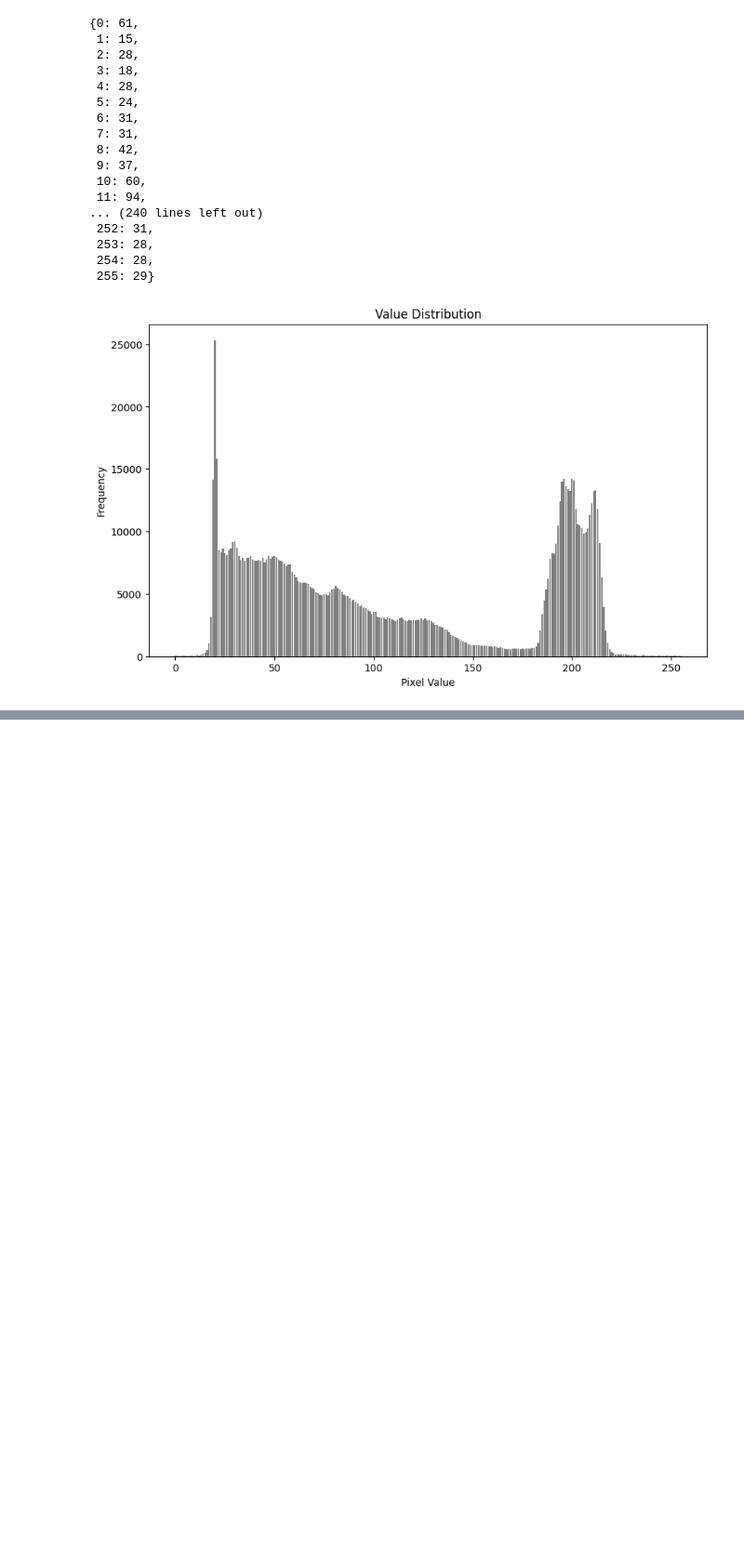
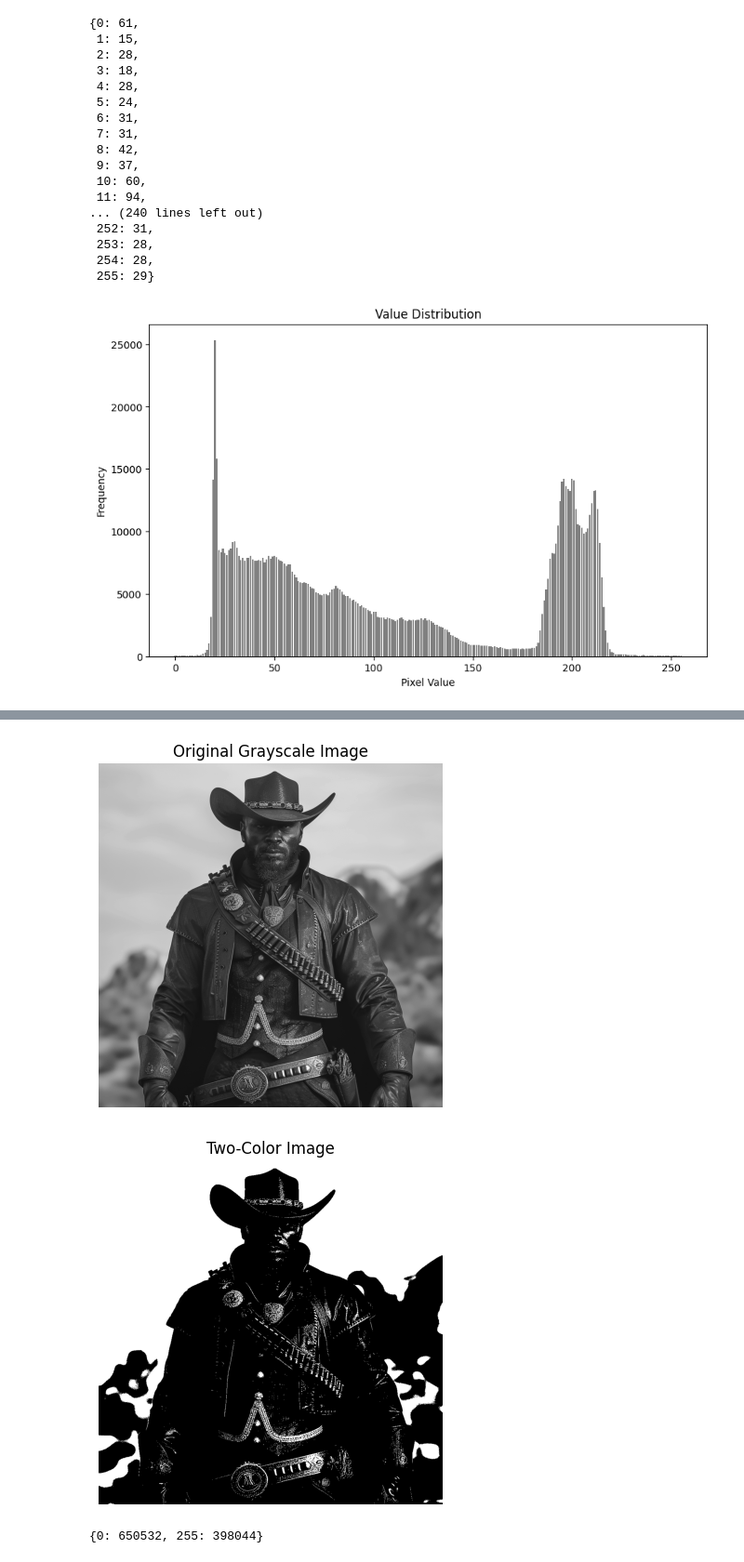
Before and after one commit to MaterDev/Python_Jupyter_Experiments, a Jupyter notebook: projects/05_proc33ssor_spike/main.ipynb, the cells around one changed output, grey strips where cells are left out. Shown: that part at 93% size. Saved outputs shown, nothing was run; the diff lists cells and outputs as text; code cells hidden in the pictures; blank space fills up the shorter version.

```diff
--- a/projects/05_proc33ssor_spike/main.ipynb
+++ b/projects/05_proc33ssor_spike/main.ipynb
@@ -45,3 +47,5 @@
+# %%
+image_path = "./images/exampleImage.png"
 # %% [markdown]
 ## 2. Pixel Data Analysis
 # %% [markdown]
@@ -115,7 +119,6 @@ def clean_metadata(metadata):
     return cleaned_metadata
 
 # Example usage
-image_path = './images/image_05.png'  # Update with the path to your image
 metadata = read_metadata(image_path)
 
 # Clean the metadata
@@ -200,7 +203,6 @@ import matplotlib.pyplot as plt
 from collections import Counter
 
 # Load the image using OpenCV
-image_path = './images/image_05.png'  # Update with the path to your image
 image = cv2.imread(image_path, cv2.IMREAD_GRAYSCALE)  # Load image in grayscale
 
 # Display the image
@@ -267,0 +303,64 @@ plot_value_distribution(value_distribution)
+# %%
+# Import necessary libraries
+import cv2
+import numpy as np
+import matplotlib.pyplot as plt
+from collections import Counter
+from pprint import pprint
+
+# Load the image using OpenCV
+image = cv2.imread(image_path, cv2.IMREAD_GRAYSCALE)  # Load image in grayscale
+
+# Display the original grayscale image
+plt.imshow(image, cmap='gray')
+plt.title('Original Grayscale Image')
+plt.axis('off')
+plt.show()
+
+# Apply a binary threshold to convert the image to two colors (black and white)
+_, binary_image = cv2.threshold(image, 128, 255, cv2.THRESH_BINARY)
+
+# Display the two-color image
+plt.imshow(binary_image, cmap='gray')
+plt.title('Two-Color Image')
+plt.axis('off')
+plt.show()
+
+# Function to calculate value distribution
+def calculate_value_distribution(image):
+    # Flatten the image array and calculate the frequency of each pixel value
+    flat_image = image.flatten()
+    value_counts = Counter(flat_image)
+
+    # Convert the Counter object to a dictionary for easy future storage
+    value_distribution = dict(value_counts)
+
+    return value_distribution
+
+# Function to plot value distribution
+def plot_value_distribution(value_distribution):
+    # Prepare data for plotting
+    values = list(value_distribution.keys())
+    counts = list(value_distribution.values())
+
+    # Plot the value distribution
+    plt.figure(figsize=(10, 6))
+    plt.bar(values, counts, color='gray')
+    plt.title('Value Distribution')
+    plt.xlabel('Pixel Value')
+    plt.ylabel('Frequency')
+    plt.xticks([0, 255])  # Only show 0 and 255 on the x-axis for two-color images
+    plt.show()
+
+# Calculate the value distribution for the two-color image
+value_distribution = calculate_value_distribution(binary_image)
+
+# Pretty print the value distribution
+pprint(value_distribution)
+
+# Plot the value distribution
+plot_value_distribution(value_distribution)
+# %% [output]
+[figure, added]
+[figure, added]
+{0: 650532, 255: 398044}
```
Also changed, not shown: parts of 6 cells of this notebook, 5 other files.
